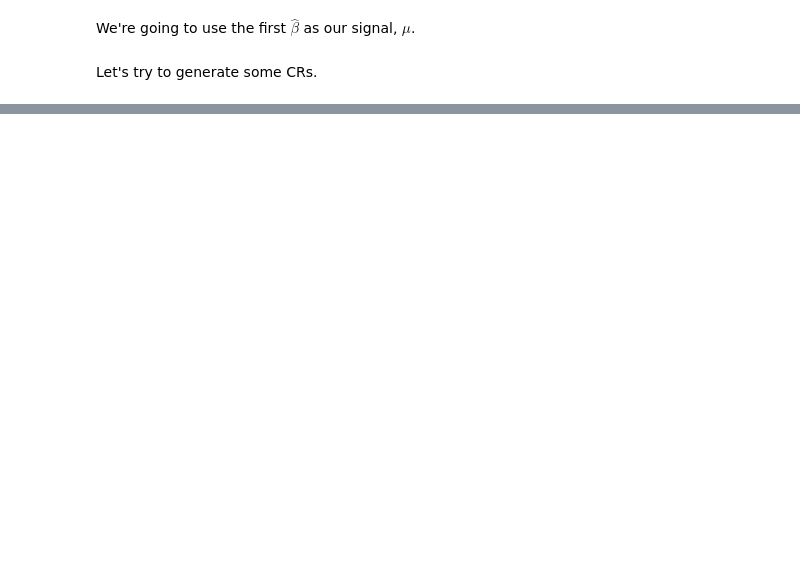
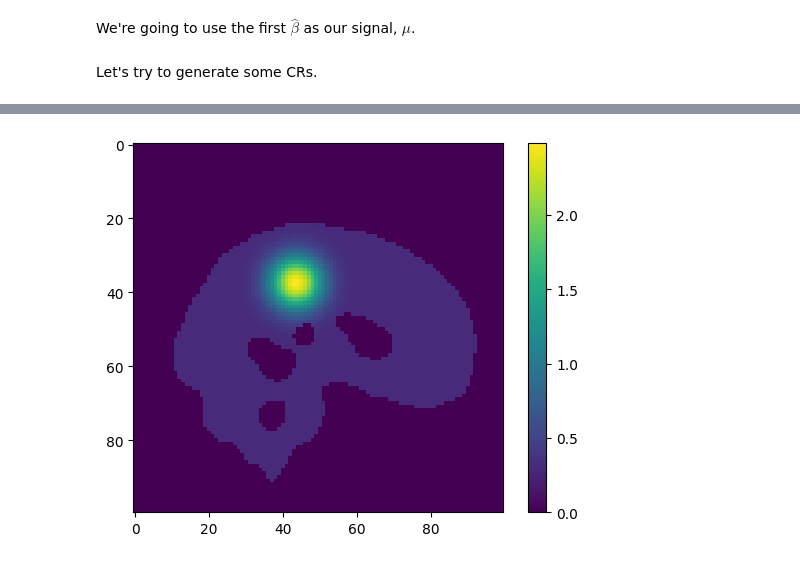
Before and after one commit to TomMaullin/crtoolbox, a Jupyter notebook: src/test_nb.ipynb, the cells around one changed output, grey strips where cells are left out. Cells and saved outputs as stored; diff of their text form; code cells hidden in the pictures; blank space fills up the shorter version.

```diff
--- a/src/test_nb.ipynb
+++ b/src/test_nb.ipynb
@@ -273,6 +283,7 @@ We're going to use the first $\hat{\beta}$ as our signal, $\mu$.
 # Get muhat and sigmahat
 muhat_file = betahat_files[0]
 sigmahat_file = var_betahat_files[0]
+mu_file = beta_files[0]
 
 # Threshold c
 c = 2
@@ -317,0 +373,22 @@ np.percentile([1,1],100)
+# %%
+i = 20
+slice = 50
+
+# Read in mu
+mu = nib.load(mu_file).get_fdata()
+
+# Create the image
+display_image = mu[:,:,:,0] + 0.3*mask[:,:,:,0]
+
+# Transpose the last two dimensions of the image
+display_image = display_image.transpose((0,2,1))
+
+# Flip the second dimension of the image
+display_image = np.flip(display_image,axis=1)
+
+# Make image
+plt.imshow(display_image[slice,:,:])
+plt.colorbar()
+plt.show()
+# %% [output]
+[figure, added]
```
Also changed, not shown: parts of 12 cells of this notebook, 1 other file.
